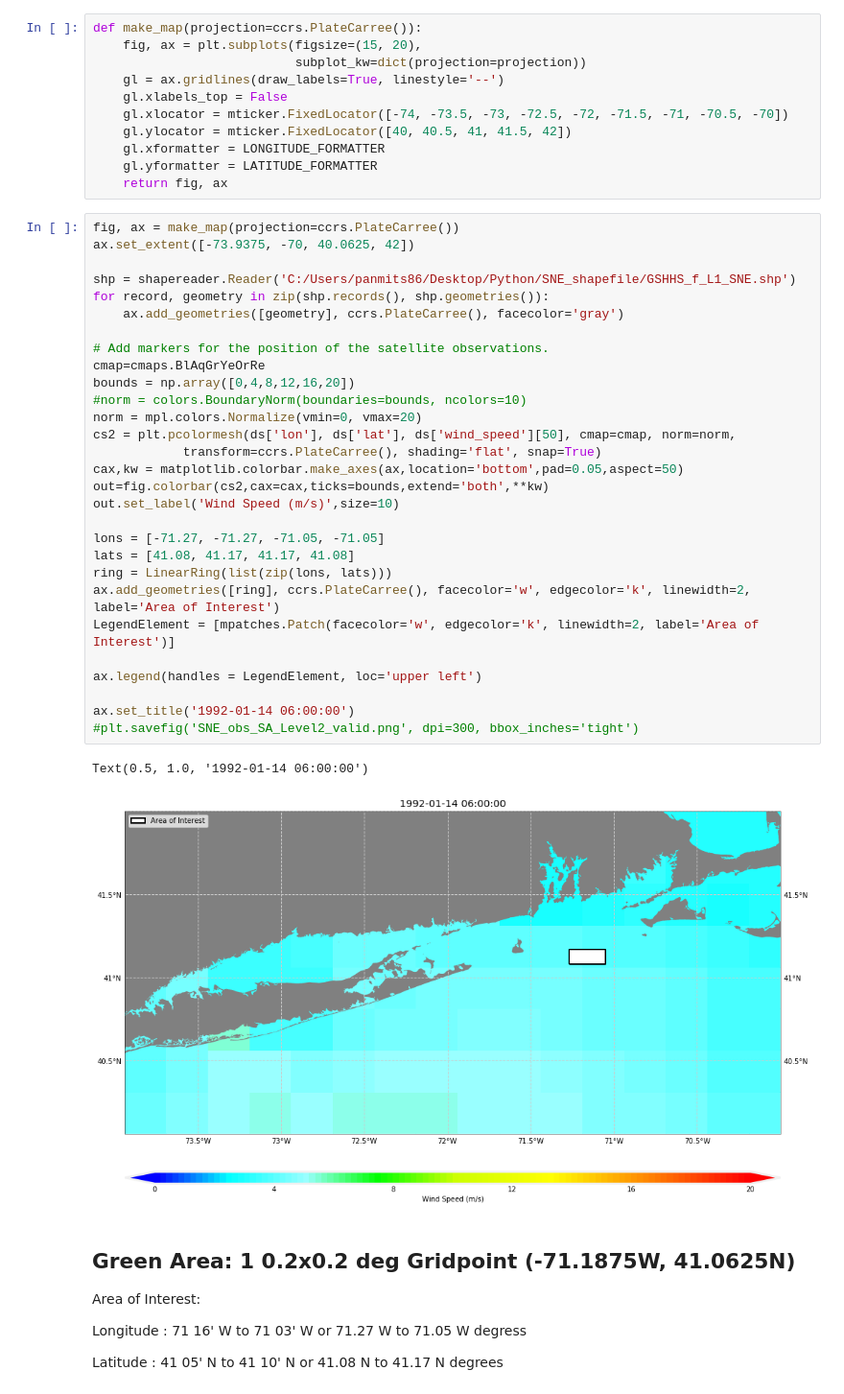
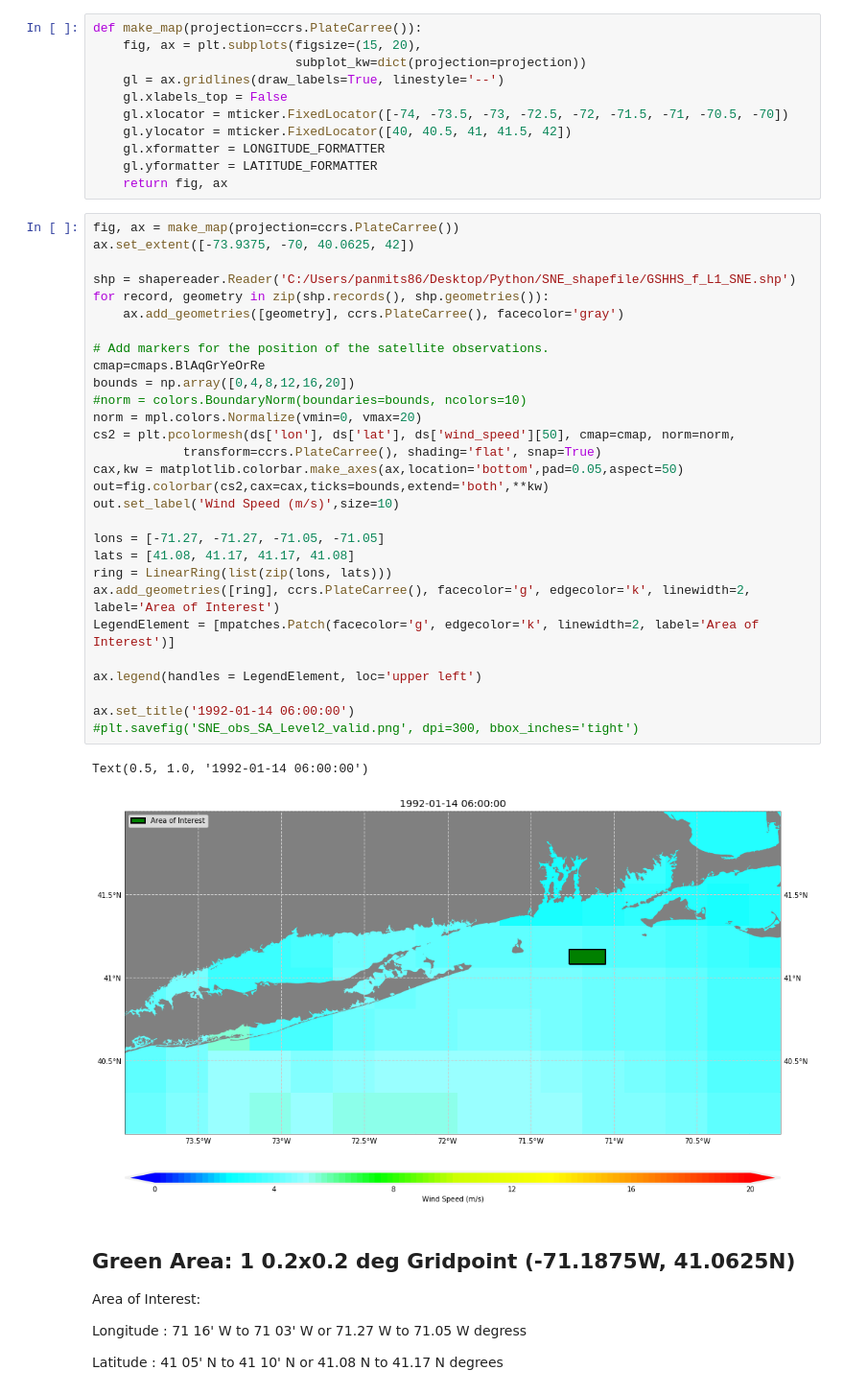
Before and after one commit to panmits86-zz/masters_thesis, a Jupyter notebook: code/CMEMS_Wind_1992-2018.ipynb, the cells around one changed output. Shown at 96% size. Drawn from its saved outputs; the diff is of its cells as text.

```diff
--- a/code/CMEMS_Wind_1992-2018.ipynb
+++ b/code/CMEMS_Wind_1992-2018.ipynb
@@ -69,35 +69,35 @@ def make_map(projection=ccrs.PlateCarree()):
 # %%
 fig, ax = make_map(projection=ccrs.PlateCarree())
 ax.set_extent([-73.9375, -70, 40.0625, 42])
 
 shp = shapereader.Reader('C:/Users/panmits86/Desktop/Python/SNE_shapefile/GSHHS_f_L1_SNE.shp')
 for record, geometry in zip(shp.records(), shp.geometries()):
     ax.add_geometries([geometry], ccrs.PlateCarree(), facecolor='gray')
 
 # Add markers for the position of the satellite observations.
 cmap=cmaps.BlAqGrYeOrRe
 bounds = np.array([0,4,8,12,16,20])
 #norm = colors.BoundaryNorm(boundaries=bounds, ncolors=10)
 norm = mpl.colors.Normalize(vmin=0, vmax=20)
 cs2 = plt.pcolormesh(ds['lon'], ds['lat'], ds['wind_speed'][50], cmap=cmap, norm=norm,
             transform=ccrs.PlateCarree(), shading='flat', snap=True)
 cax,kw = matplotlib.colorbar.make_axes(ax,location='bottom',pad=0.05,aspect=50)
 out=fig.colorbar(cs2,cax=cax,ticks=bounds,extend='both',**kw)
 out.set_label('Wind Speed (m/s)',size=10)
 
 lons = [-71.27, -71.27, -71.05, -71.05]
 lats = [41.08, 41.17, 41.17, 41.08]
 ring = LinearRing(list(zip(lons, lats)))
-ax.add_geometries([ring], ccrs.PlateCarree(), facecolor='w', edgecolor='k', linewidth=2, label='Area of Interest')
-LegendElement = [mpatches.Patch(facecolor='w', edgecolor='k', linewidth=2, label='Area of Interest')]
+ax.add_geometries([ring], ccrs.PlateCarree(), facecolor='g', edgecolor='k', linewidth=2, label='Area of Interest')
+LegendElement = [mpatches.Patch(facecolor='g', edgecolor='k', linewidth=2, label='Area of Interest')]
 
 ax.legend(handles = LegendElement, loc='upper left')
 
 ax.set_title('1992-01-14 06:00:00')
 #plt.savefig('SNE_obs_SA_Level2_valid.png', dpi=300, bbox_inches='tight')
 # %% [output]
 Text(0.5, 1.0, '1992-01-14 06:00:00')
-[figure, old version]
+[figure, new version]
 # %% [markdown]
 ## Green Area: 1 0.2x0.2 deg Gridpoint (-71.1875W, 41.0625N)
 
```
